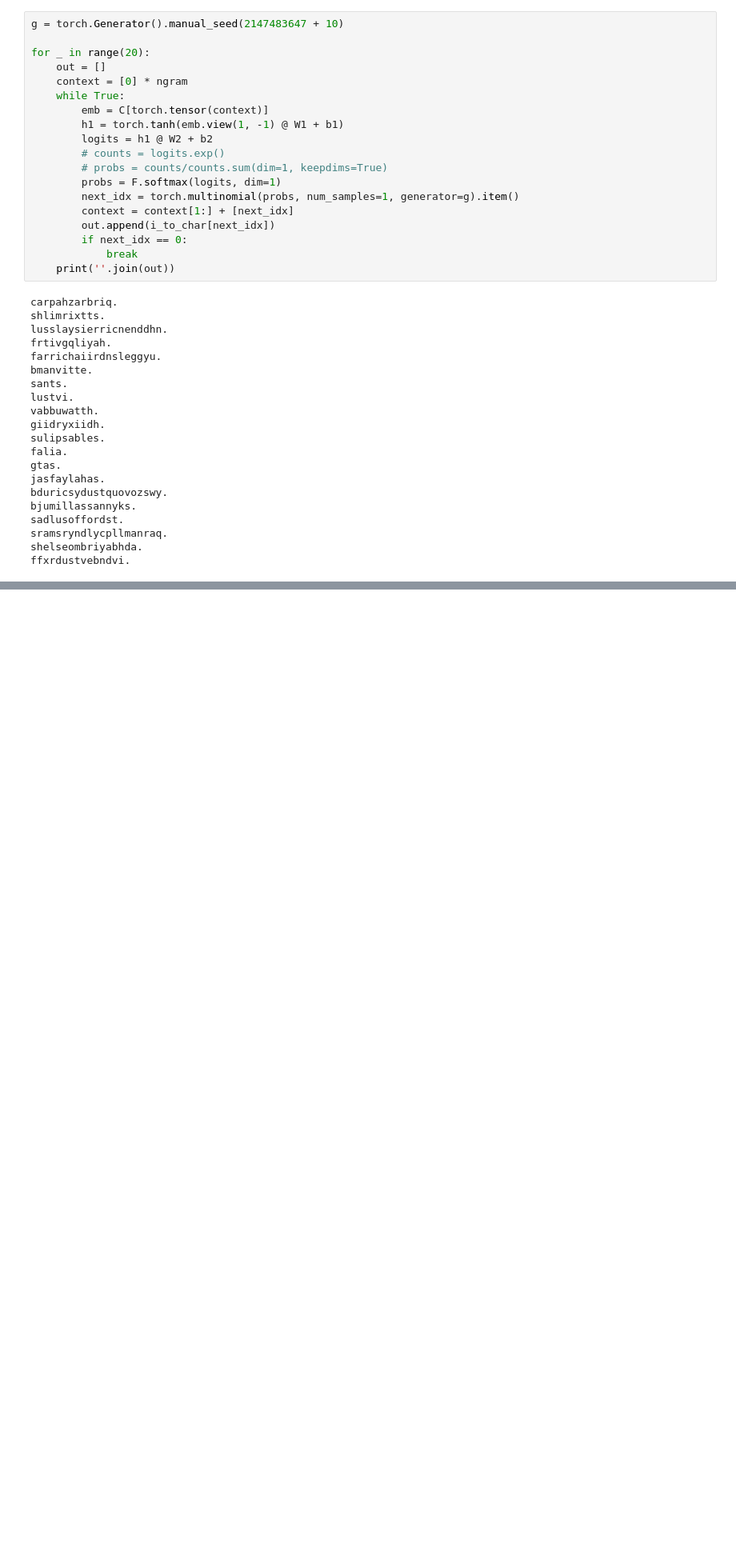
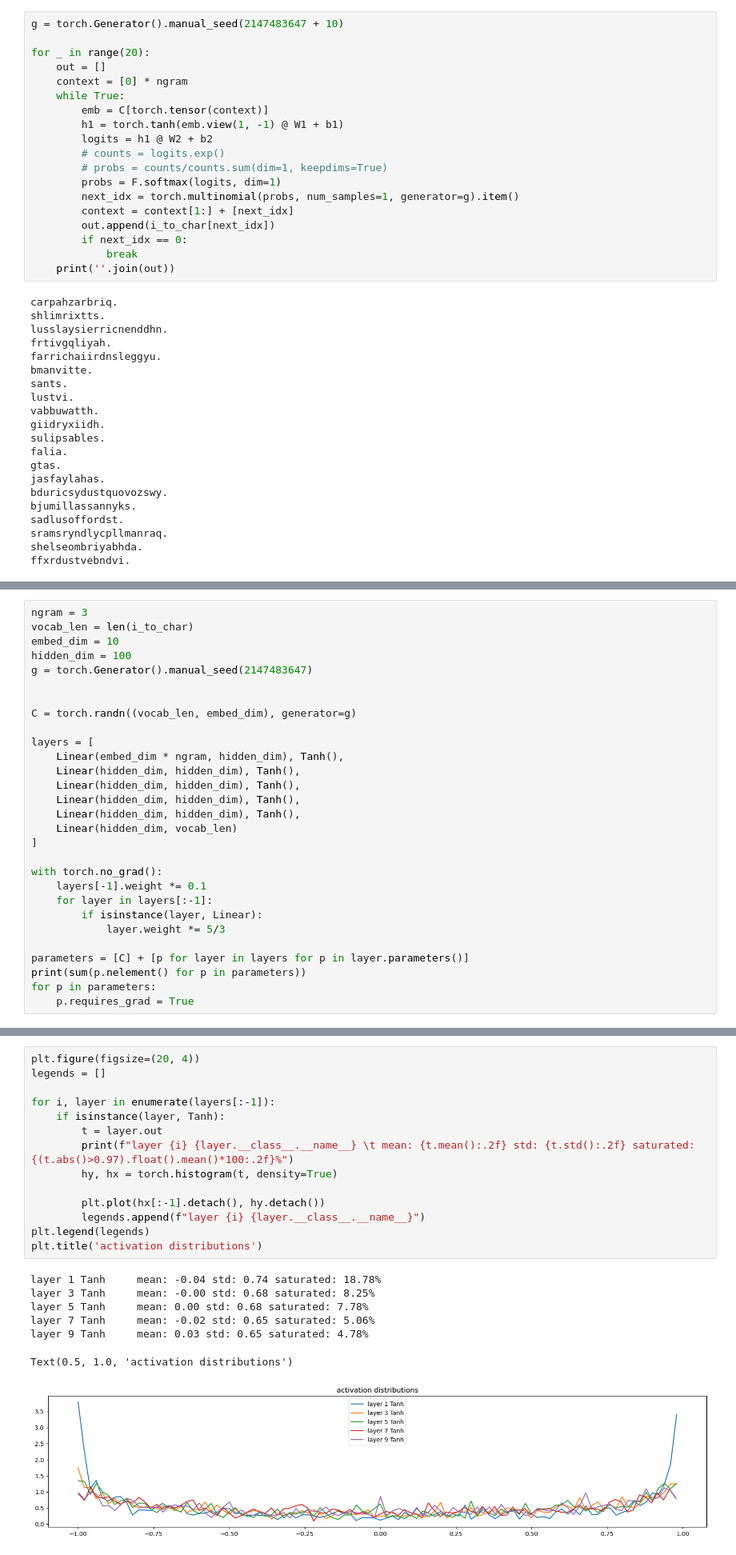
Before and after one commit to siripragadashashank/makemore, a Jupyter notebook: mlp deep dive.ipynb, the cells around one changed output, grey strips where cells are left out. Shown at 80% size. Drawn from its saved outputs; the diff is of its cells as text; blank space fills up the shorter version.

Commit message:
adding layer utils

```diff
--- a/mlp deep dive.ipynb
+++ b/mlp deep dive.ipynb
@@ -262,0 +270,29 @@ ffxrdustvebndvi.
+# %%
+ngram = 3
+vocab_len = len(i_to_char)
+embed_dim = 10
+hidden_dim = 100
+g = torch.Generator().manual_seed(2147483647)
+
+
+C = torch.randn((vocab_len, embed_dim), generator=g)
+
+layers = [
+    Linear(embed_dim * ngram, hidden_dim), Tanh(),
+    Linear(hidden_dim, hidden_dim), Tanh(),
+    Linear(hidden_dim, hidden_dim), Tanh(),
+    Linear(hidden_dim, hidden_dim), Tanh(),
+    Linear(hidden_dim, hidden_dim), Tanh(),
+    Linear(hidden_dim, vocab_len)
+]
+
+with torch.no_grad():
+    layers[-1].weight *= 0.1
+    for layer in layers[:-1]:
+        if isinstance(layer, Linear):
+            layer.weight *= 5/3
+
+parameters = [C] + [p for layer in layers for p in layer.parameters()]
+print(sum(p.nelement() for p in parameters))
+for p in parameters:
+    p.requires_grad = True
@@ -262,0 +339,22 @@ ffxrdustvebndvi.
+# %%
+plt.figure(figsize=(20, 4))
+legends = []
+
+for i, layer in enumerate(layers[:-1]):
+    if isinstance(layer, Tanh):
+        t = layer.out
+        print(f"layer {i} {layer.__class__.__name__} \t mean: {t.mean():.2f} std: {t.std():.2f} saturated: {(t.abs()>0.97).float().mean()*100:.2f}%")
+        hy, hx = torch.histogram(t, density=True)
+
+        plt.plot(hx[:-1].detach(), hy.detach())
+        legends.append(f"layer {i} {layer.__class__.__name__}")
+plt.legend(legends)
+plt.title('activation distributions')
+# %% [output]
+layer 1 Tanh     mean: -0.04 std: 0.74 saturated: 18.78%
+layer 3 Tanh     mean: -0.00 std: 0.68 saturated: 8.25%
+layer 5 Tanh     mean: 0.00 std: 0.68 saturated: 7.78%
+layer 7 Tanh     mean: -0.02 std: 0.65 saturated: 5.06%
+layer 9 Tanh     mean: 0.03 std: 0.65 saturated: 4.78%
+Text(0.5, 1.0, 'activation distributions')
+[figure, added]
```
Also changed, not shown: parts of 12 cells of this notebook, 2 other files.
